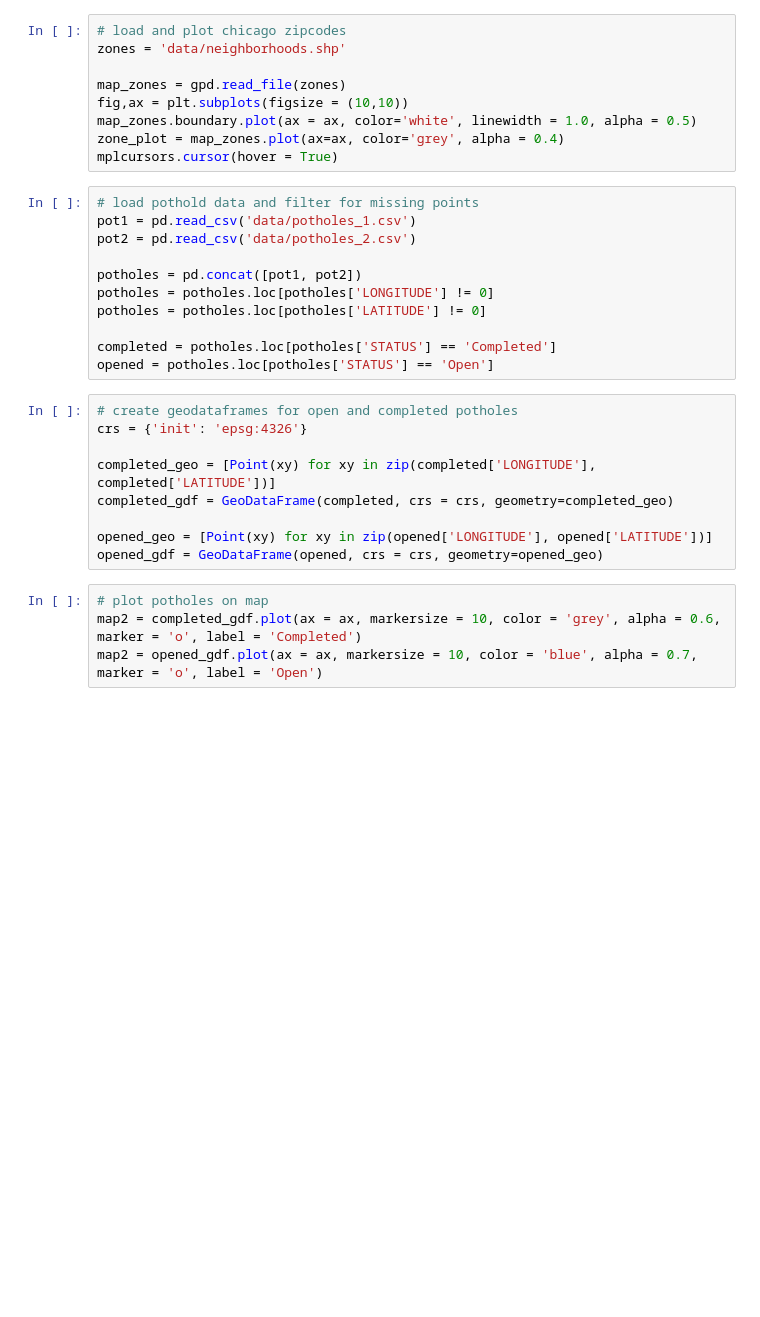
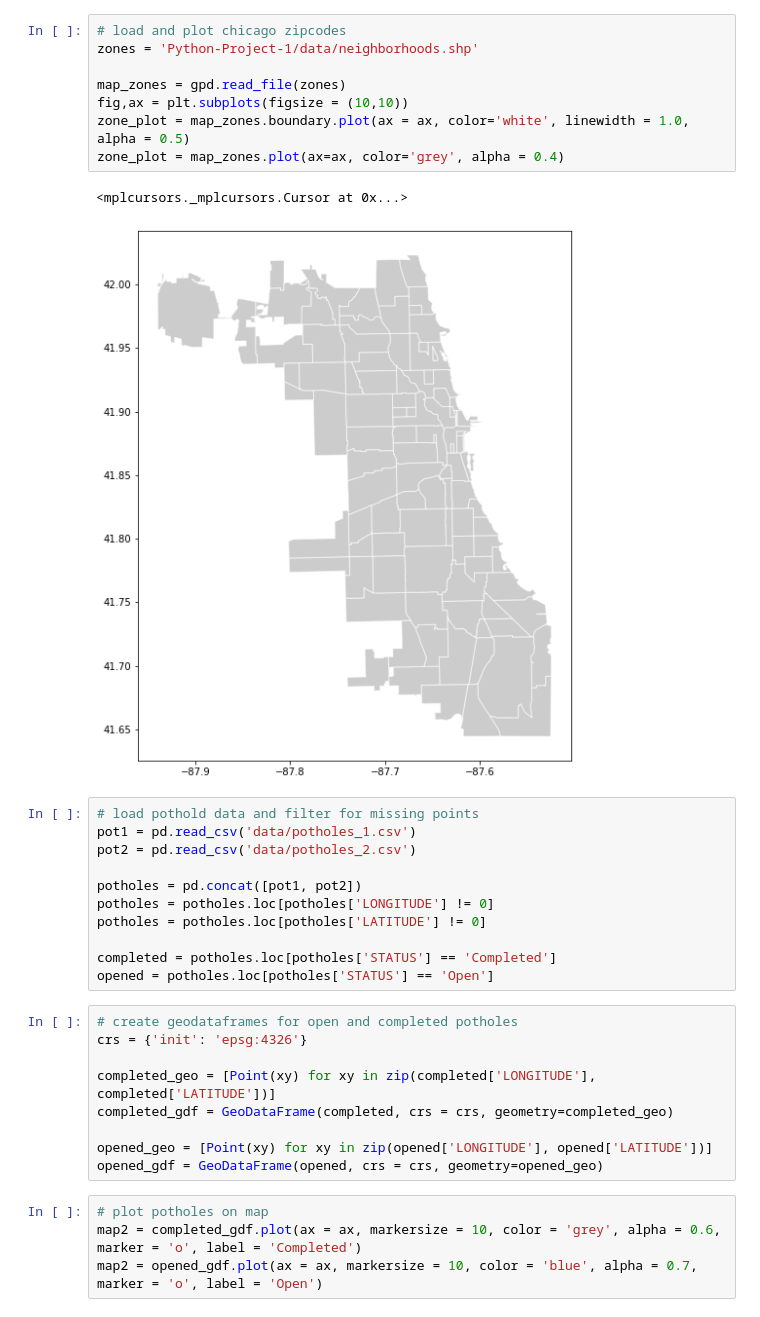
Before and after one commit to csridlen/Python-Project-1, a Jupyter notebook: code/potholes_by_status_map.ipynb, the cells around one changed output. Cells and saved outputs as stored; diff of their text form; blank space fills up the shorter version.

```diff
--- a/code/potholes_by_status_map.ipynb
+++ b/code/potholes_by_status_map.ipynb
@@ -29,12 +10,14 @@ Requirement already satisfied: six>=1.5 in /opt/conda/lib/python3.7/site-package
 # %%
 # load and plot chicago zipcodes
-zones = 'data/neighborhoods.shp'
+zones = 'Python-Project-1/data/neighborhoods.shp'
 
 map_zones = gpd.read_file(zones)
 fig,ax = plt.subplots(figsize = (10,10))
-map_zones.boundary.plot(ax = ax, color='white', linewidth = 1.0, alpha = 0.5)
+zone_plot = map_zones.boundary.plot(ax = ax, color='white', linewidth = 1.0, alpha = 0.5)
 zone_plot = map_zones.plot(ax=ax, color='grey', alpha = 0.4)
-mplcursors.cursor(hover = True)
+# %% [output]
+<mplcursors._mplcursors.Cursor at 0x...>
+[figure, added]
 # %%
 # load pothold data and filter for missing points
 pot1 = pd.read_csv('data/potholes_1.csv')
```
Also changed, not shown: parts of 1 cell of this notebook, 2 other files.
